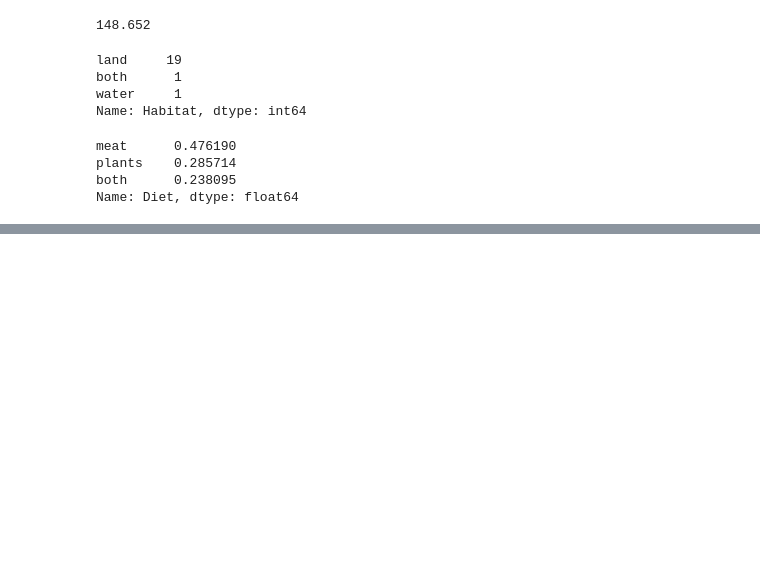
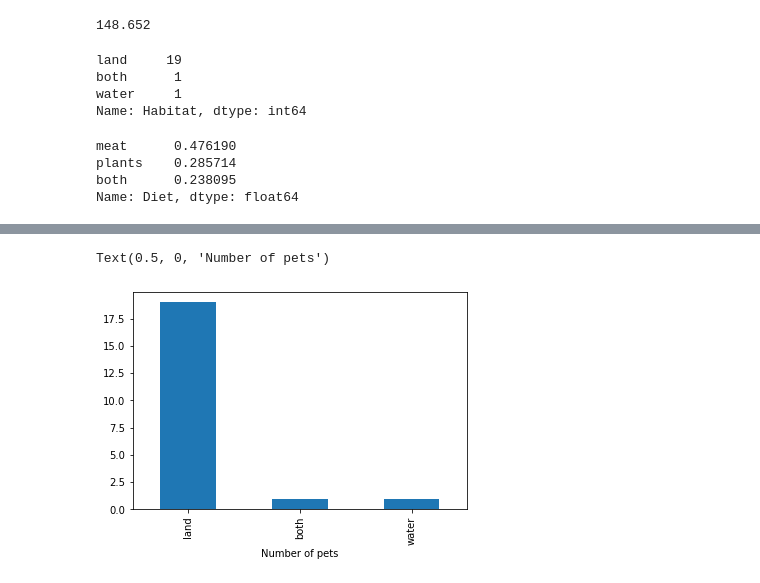
Before and after one commit to ZUCourses/SIA-Public, a Jupyter notebook: Untitled3.ipynb, the cells around one changed output, grey strips where cells are left out. Drawn from its saved outputs; the diff is of its cells as text; code cells hidden in the pictures; blank space fills up the shorter version.

```diff
--- a/Untitled3.ipynb
+++ b/Untitled3.ipynb
@@ -119,0 +203,6 @@ Name: Diet, dtype: float64
+# %%
+df_pie.plot(kind='bar')
+plt.xlabel('Number of pets')
+# %% [output]
+Text(0.5, 0, 'Number of pets')
+[figure, added]
```
Also changed, not shown: parts of 11 cells of this notebook, 1 other file.
